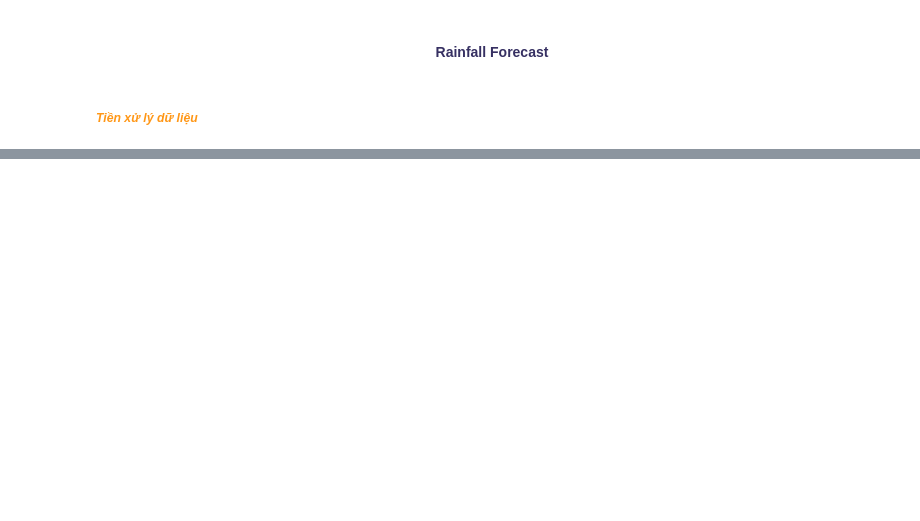
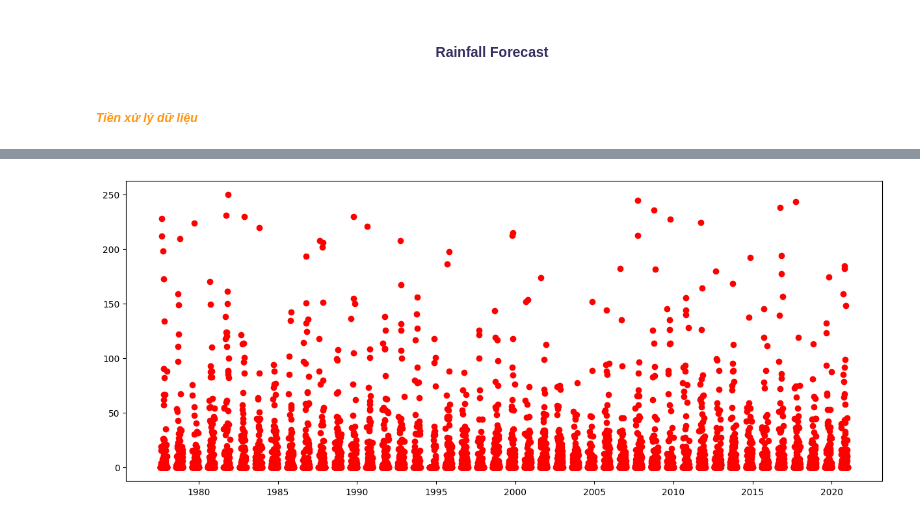
Before and after one commit to vubathang/RainfallForecast, a Jupyter notebook: Rainfall_Forecast_Model.ipynb, the cells around one changed output, grey strips where cells are left out. Cells and saved outputs as stored; diff of their text form; code cells hidden in the pictures; blank space fills up the shorter version.

```diff
--- a/Rainfall_Forecast_Model.ipynb
+++ b/Rainfall_Forecast_Model.ipynb
@@ -56,5 +79,24 @@ df
 # %%
 # Split data from month
 
+
 data = df[df['Month'].between(8, 12)].copy()
-data.drop(columns=['Date', 'Month'], axis=1, inplace=True)
+data = data[data['Rainfall'] <= 250]
+# data = df.copy()
+# %%
+ngay_index = list(range(len(data['Date'])))
+
+# Tạo biểu đồ phân tán
+plt.figure(figsize=(15, 6))
+plt.scatter(data['Date'], data['Rainfall'], c='red', marker='o', label='Lượng mưa')
+# plt.xticks(df['Date'], ngay, rotation=45)
+# plt.xlabel('Ngày')
+# plt.ylabel('Lượng mưa (mm)')
+# plt.title('Biểu đồ Lượng mưa theo Ngày')
+# plt.grid(True)
+# plt.legend()
+
+# Hiển thị biểu đồ
+plt.show()
+# %% [output]
+[figure, added]
```
Also changed, not shown: parts of 15 cells of this notebook, 1 other file.
